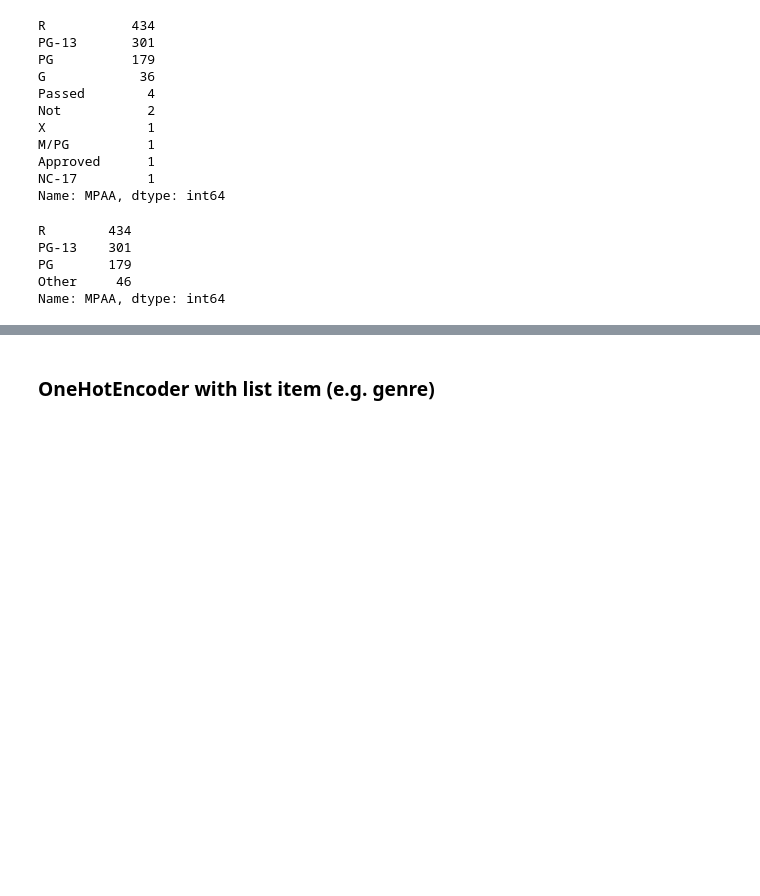
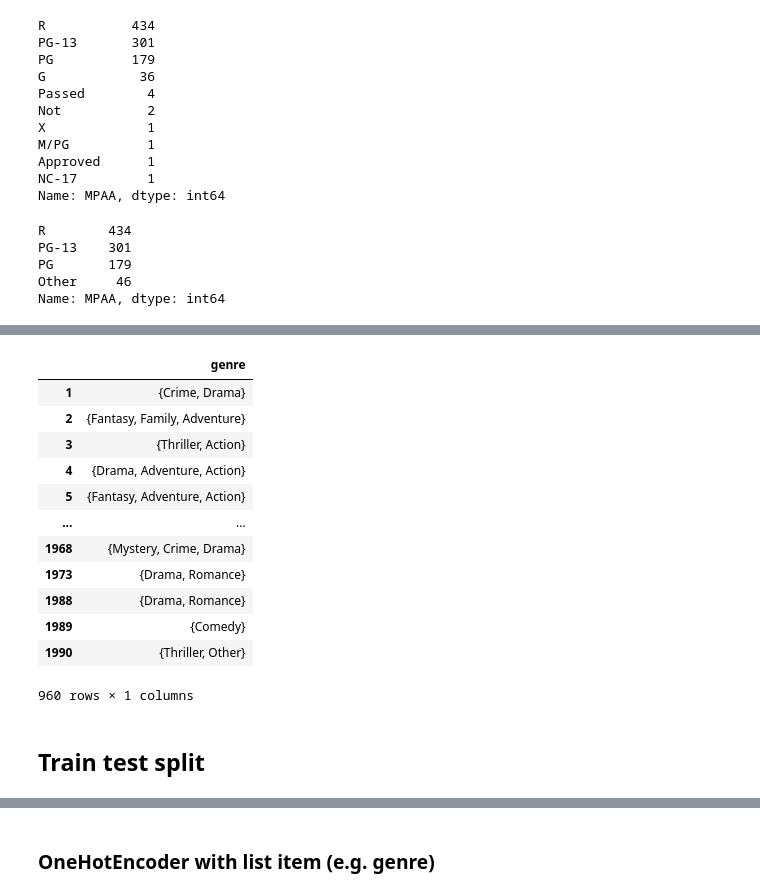
Before and after one commit to katiehuang1221/Predict-Revenue-Of-Movie-Adaptation, a Jupyter notebook: notebooks/OneHotEncoder_practice.ipynb, the cells around one changed output, grey strips where cells are left out. Cells and saved outputs as stored; diff of their text form; code cells hidden in the pictures; blank space fills up the shorter version.

```diff
--- a/notebooks/OneHotEncoder_practice.ipynb
+++ b/notebooks/OneHotEncoder_practice.ipynb
@@ -55,5 +68,7 @@ Approved      1
 NC-17         1
 Name: MPAA, dtype: int64
 # %%
-movie_trimmed.MPAA.replace(['G','Passed','Not','X','M/PG','Approved','NC-17'],'Other',inplace=True)
+# Keep only the top 3
+MPAA_discard = ['G','Passed','Not','X','M/PG','Approved','NC-17']
+movie_df.MPAA.replace(['G','Passed','Not','X','M/PG','Approved','NC-17'],'Other',inplace=True)
 # %%
@@ -73,0 +93,6 @@ Index(['movie_title', 'MPAA', 'genre', 'release_date', 'budget',
+# %%
+# Keep only the top 3
+distributor_keep = ['WarnerBros.','ParamountPictures','ColumbiaPictures','UniversalPictures',\
+             'TwentiethCenturyFox','TwentiethCenturyFox']
+distributor_discard = list(set(movie_df.distributor.unique()).difference(set(MPAA_keep)))
+movie_df.distributor.replace(distributor_discard,'Other',inplace=True)
@@ -74,3 +150,23 @@ Index(['movie_title', 'MPAA', 'genre', 'release_date', 'budget',
+# %%
+# Convert genre column from list to set
+movie_df['genre'] = movie_df.genre.apply(lambda x: set(x))
+movie_df[['genre']]
+# %% [output]
+|  | genre |
+| 1 | {Crime, Drama} |
+| 2 | {Fantasy, Family, Adventure} |
+| 3 | {Thriller, Action} |
+| 4 | {Drama, Adventure, Action} |
+| 5 | {Fantasy, Adventure, Action} |
+| ... | ... |
+| 1968 | {Mystery, Crime, Drama} |
+| 1973 | {Drama, Romance} |
+| 1988 | {Drama, Romance} |
+| 1989 | {Comedy} |
+| 1990 | {Thriller, Other} |
+960 rows × 1 columns
+# %% [markdown]
+## Train test split
 # %%
 # Train test split
 from sklearn.model_selection import train_test_split
```
Also changed, not shown: parts of 46 cells of this notebook.
